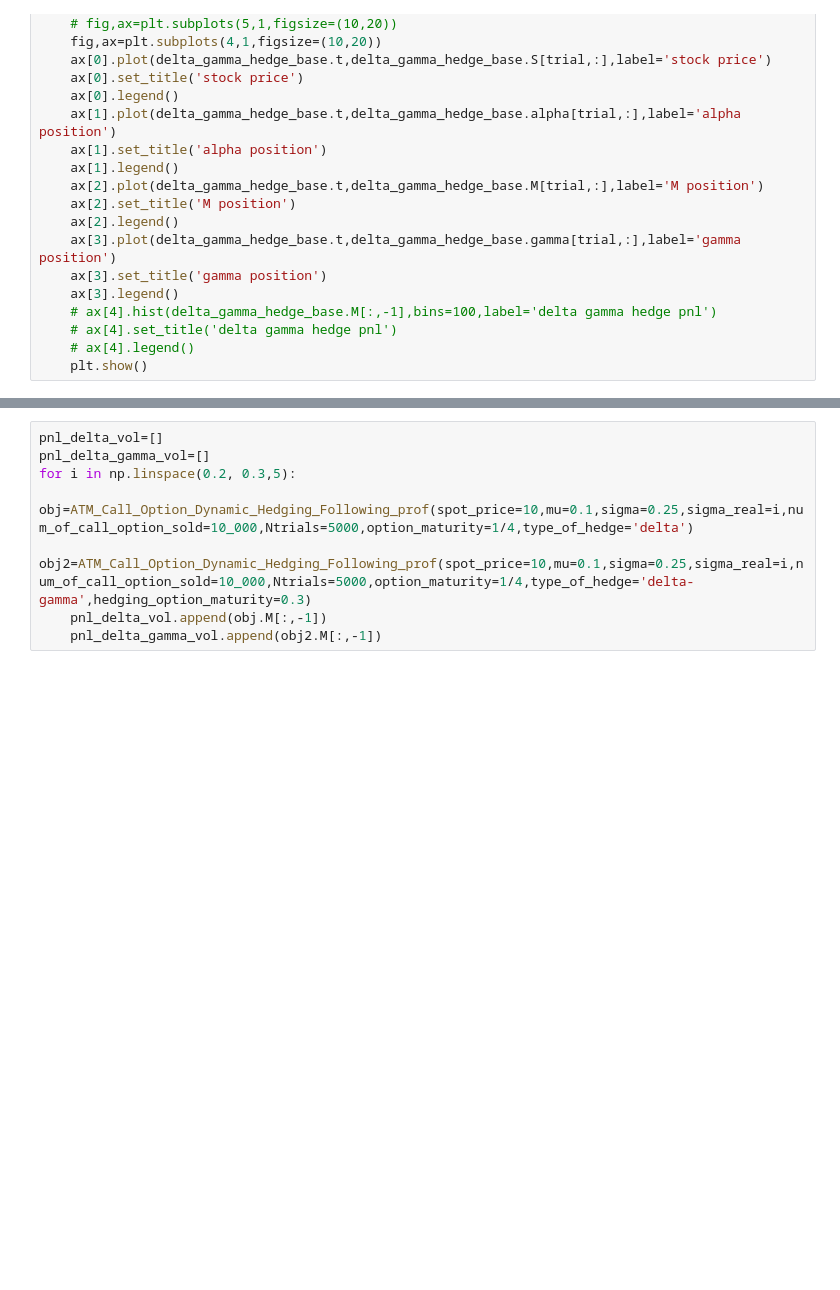
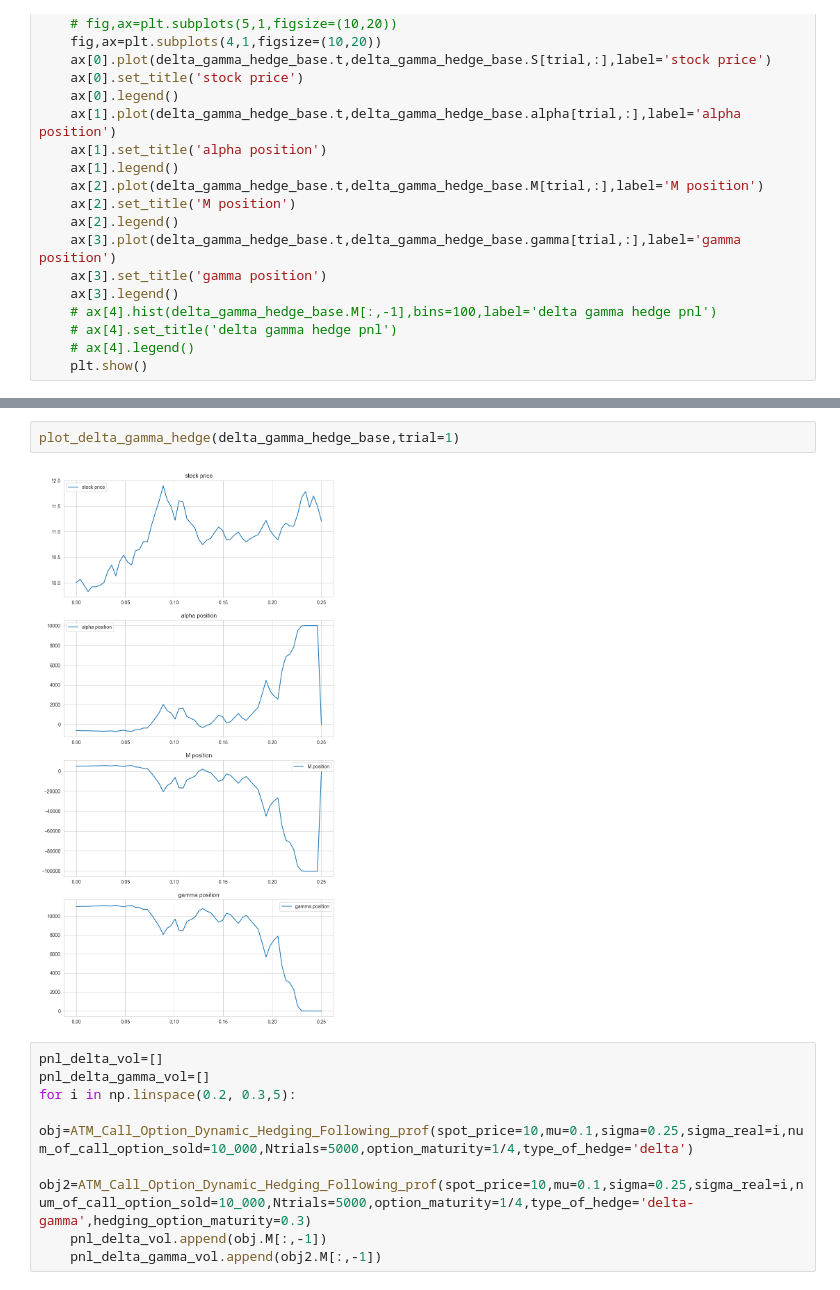
Before and after one commit to kaiwenShen/Dynamic_hedge, a Jupyter notebook: Dynamic_hedging.ipynb, the cells around one changed output, grey strips where cells are left out. Saved outputs shown, nothing was run; the diff lists cells and outputs as text; blank space fills up the shorter version.

```diff
--- a/Dynamic_hedging.ipynb
+++ b/Dynamic_hedging.ipynb
@@ -297,3 +299,7 @@ plot_delta_gamma_hedge(delta_gamma_hedge_base,trial=0)
+# %%
+plot_delta_gamma_hedge(delta_gamma_hedge_base,trial=1)
+# %% [output]
+[figure, added]
 # %%
 pnl_delta_vol=[]
 pnl_delta_gamma_vol=[]
```
Also changed, not shown: parts of 11 cells of this notebook.
